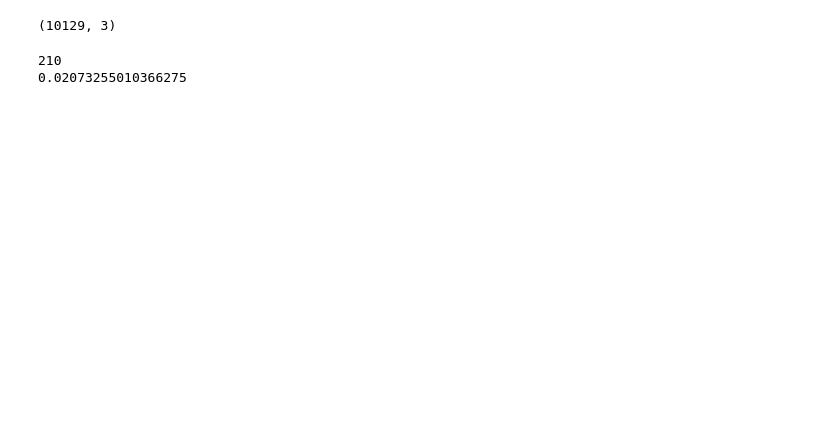
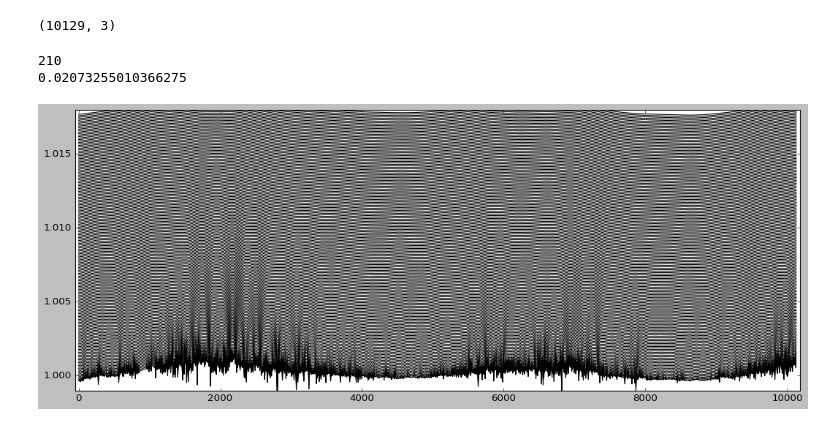
Before and after one commit to esandford/archivalSOHO, a Jupyter notebook: analysis/VIRGOanalysis.ipynb, the cells around one changed output. Cells and saved outputs as stored; diff of their text form; code cells hidden in the pictures; blank space fills up the shorter version.

```diff
--- a/analysis/VIRGOanalysis.ipynb
+++ b/analysis/VIRGOanalysis.ipynb
@@ -34,10 +39,13 @@ import time
 # %%
 #columns:
-#t_obs[JD] flux[W m^-2] flux_unc[W m^-2]
+#t_obs[JD] flux[normalized] flux_unc[normalized]
 #days without observations have flux=nan, fluxerr=nan
-virgo = np.genfromtxt("../data/VIRGO/virgoDailyData.txt")
+virgo = np.genfromtxt("./VIRGO_LC_norm.txt")
 #print(virgo)
 print(np.shape(virgo))
+
+#start time at 0
+virgo[:,0] = virgo[:,0] - virgo[0,0]
 # %% [output]
 (10129, 3)
 # %%
@@ -51,0 +82,10 @@ print(dutyCycle)
+# %%
+fig, ax = plt.subplots(1,1,figsize=(16,6))
+for s in range(1,181,1):
+    f_gsmoothed = gaussian_filter(f,sigma=s,mode='nearest')
+    ax.plot(virgo[:,0],f_gsmoothed+(s/10000),'k-',alpha=1)
+ax.set_xlim(virgo[0,0]-50, virgo[-1,0]+50)
+ax.set_ylim(1.-0.001,1+0.018)
+plt.show()
+# %% [output]
+[figure, added]
```
Also changed, not shown: parts of 28 cells of this notebook.
